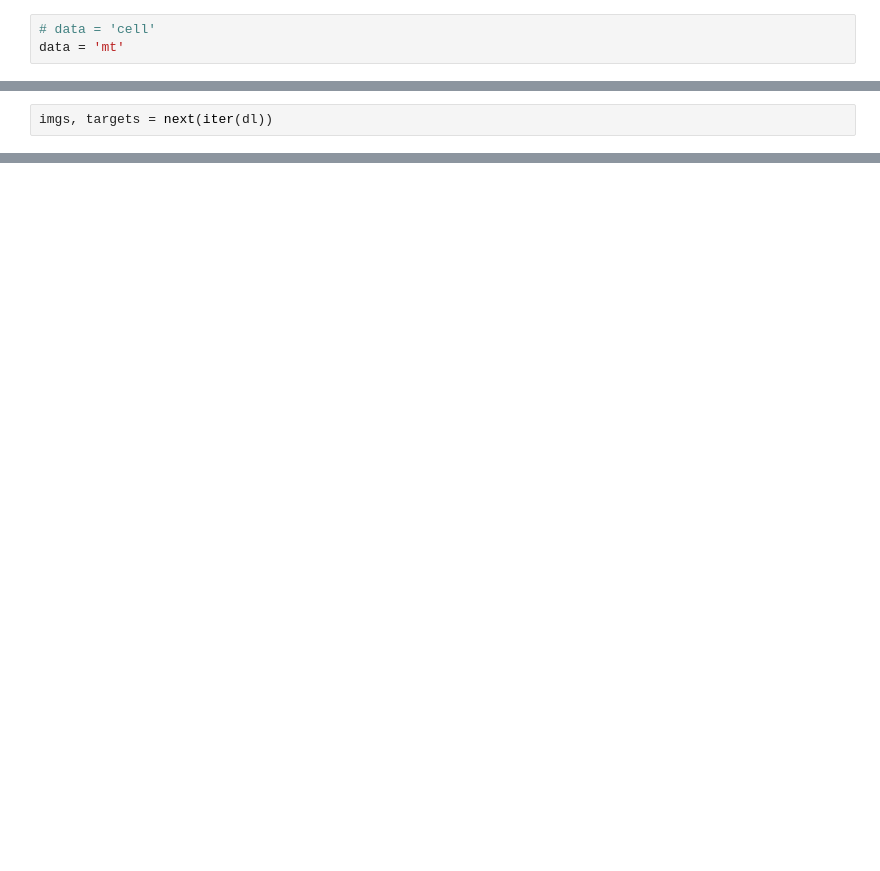
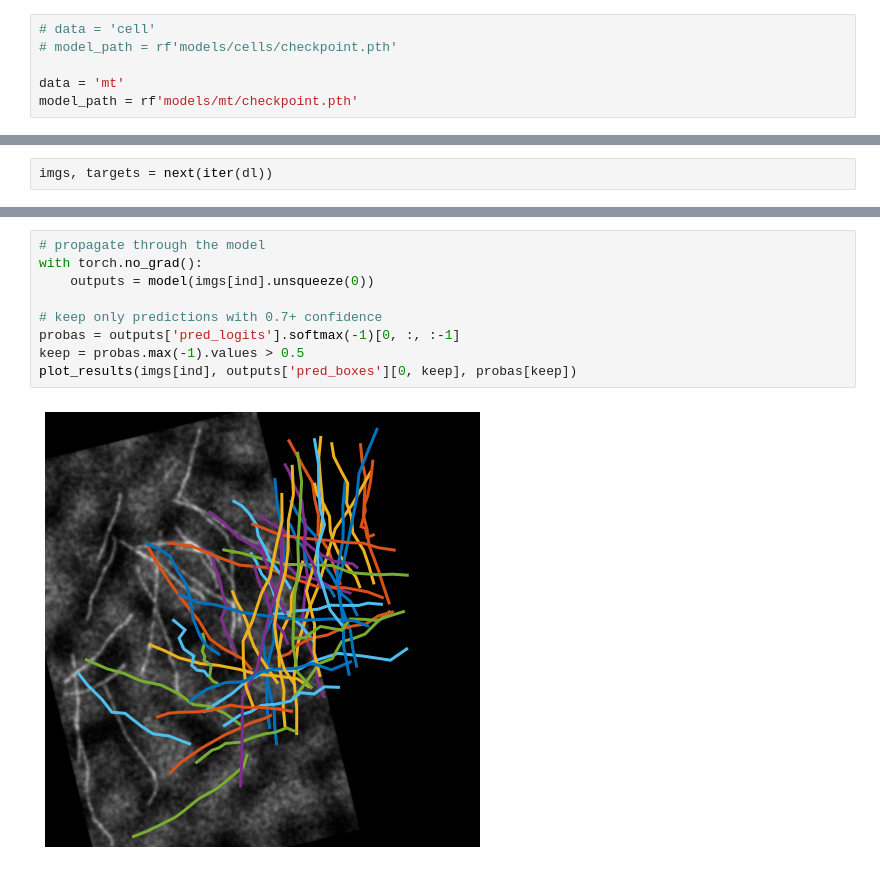
Before and after one commit to amedyukhina/trace-net, a Jupyter notebook: test_loading_and_prediction.ipynb, the cells around one changed output, grey strips where cells are left out. Saved outputs shown, nothing was run; the diff lists cells and outputs as text; blank space fills up the shorter version.

```diff
--- a/test_loading_and_prediction.ipynb
+++ b/test_loading_and_prediction.ipynb
@@ -11,6 +13,9 @@ from tracenet.utils import plot_results
 # %%
 # data = 'cell'
+# model_path = rf'models/cells/checkpoint.pth'
+
 data = 'mt'
+model_path = rf'models/mt/checkpoint.pth'
 # %%
 if data == 'cell':
     path = Path('celldata')
@@ -38,0 +61,11 @@ plot_results(imgs[ind], targets[ind]['boxes'])
+# %%
+# propagate through the model
+with torch.no_grad():
+    outputs = model(imgs[ind].unsqueeze(0))
+
+# keep only predictions with 0.7+ confidence
+probas = outputs['pred_logits'].softmax(-1)[0, :, :-1]
+keep = probas.max(-1).values > 0.5
+plot_results(imgs[ind], outputs['pred_boxes'][0, keep], probas[keep])
+# %% [output]
+[figure, added]
```
Also changed, not shown: parts of 5 cells of this notebook.
